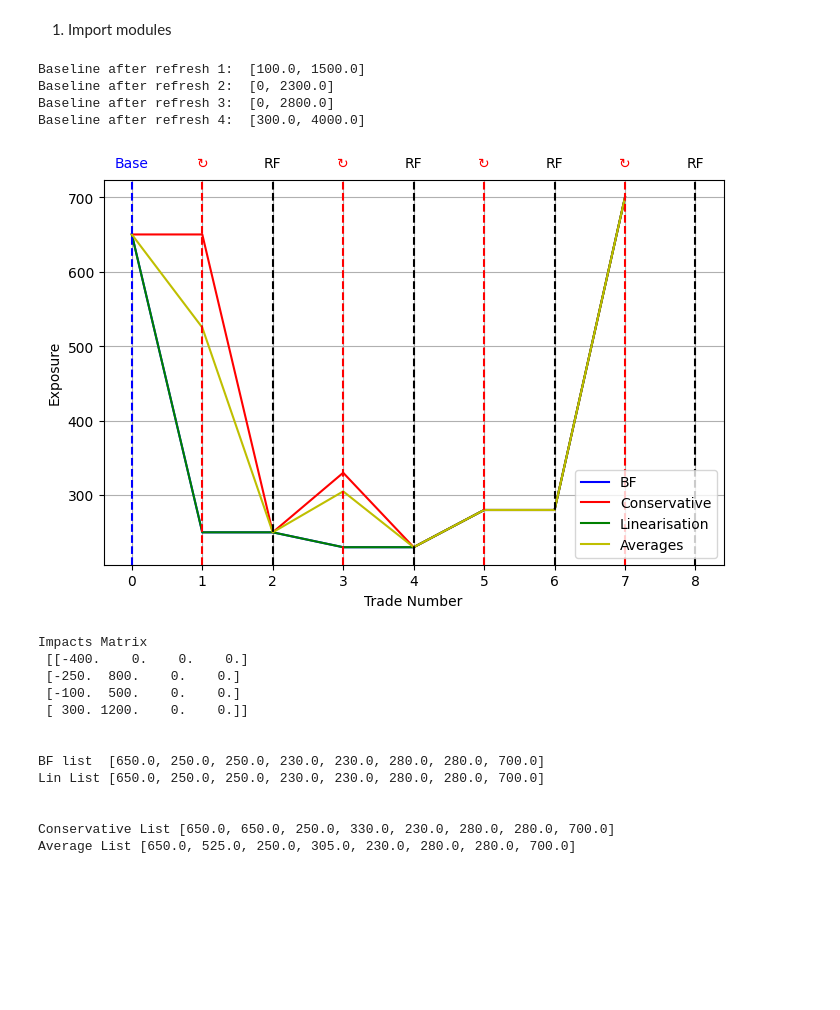
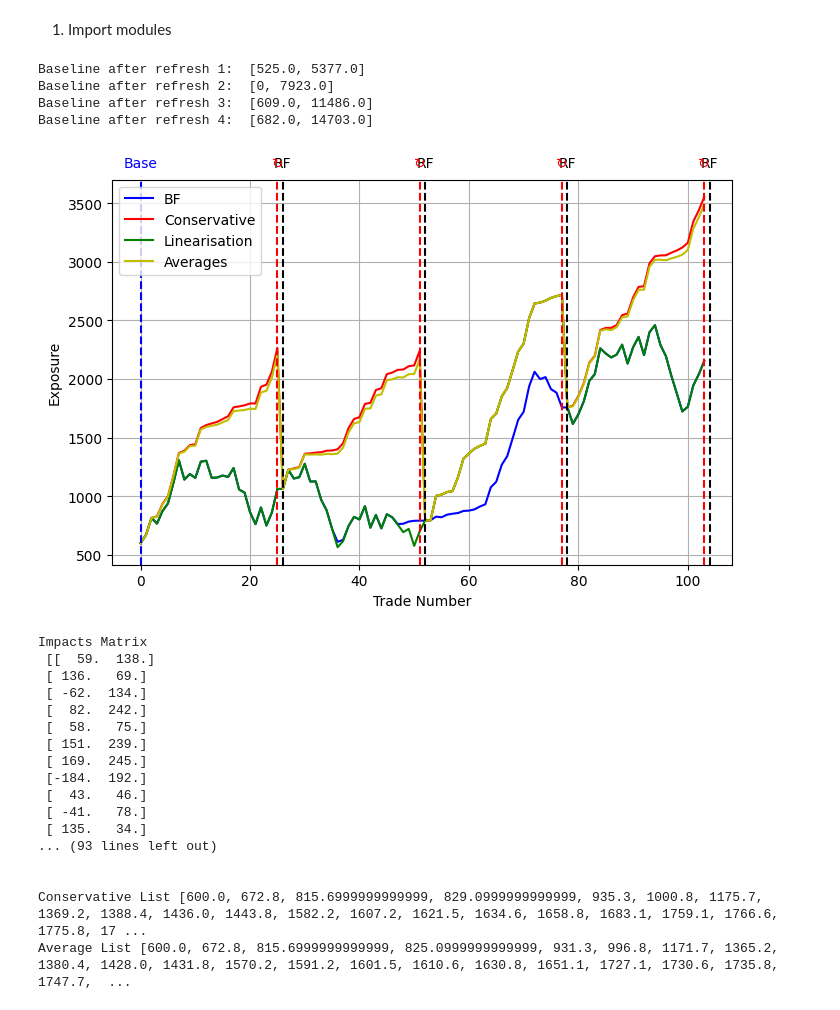
Before and after one commit to misty576/Git-Repository, a Jupyter notebook: BaselineRefreshOfficialCode.ipynb, the cells around one changed output. Cells and saved outputs as stored; diff of their text form; code cells hidden in the pictures; blank space fills up the shorter version.

```diff
--- a/BaselineRefreshOfficialCode.ipynb
+++ b/BaselineRefreshOfficialCode.ipynb
@@ -132,7 +132,7 @@ def update_position_impacts(n):
     global position_impacts_state
     if position_impacts_state["n"] != n:
         position_impacts_state["n"] = n
-        position_impacts_state["data"] = get_position_impacts_test(n)
+        position_impacts_state["data"] = get_position_impacts(n)
 
 
 def get_position_impacts_test(n=4):
@@ -250,7 +250,7 @@ def exposure_simulation(n,m, addOn):
 #         addOn = widgets.FloatSlider(min=0,max=1,step=0.01,value=0.50,description="AddOnFactor"),
 #         )
 
-exposure_simulation(4,1,0.1)
+exposure_simulation(100,25,0.1)
 
 # There are two special cases where the Linear approach goes below the Brute Force approach.
 
@@ -259,48 +259,52 @@ exposure_simulation(4,1,0.1)
 # what happens is it will not grow as fast as the brute force does, and so brute force will go above.
 
 # When the current position is close to zero and an incoming contract causes the new position to be negatvie. The brute force method will go to zero
 # however the linear method will end up going further below and become negative.
 
 # To get around these two problems, we have two implement two things in the code.
 
 # 1 .The first (and easy) workaround is to stop the refresh from setting a negative baseline. One easy solution is to just set the new MTM to 0 (chat to Rory about this)
 
 
 # 2 .The second workaround is to stop the linear graph from going below when the exposure is close to zero. How can one do this?
 
 # Let's say we are calculating the linear exposure: p = 1 , x1 = x2 = -1
 # we get for BF : rho( p + x1 + x2 ) = 0
 
 # but for Linear: rho(p) + ( rho(p+x1) - rho(p) ) + ( rho(p+x2) - rho(p) ) = -1 .
 
 # What we can do here is keep a tally of the total exposure of the linear approach. So if the next difference delta_i is going
 # to cause the sum to go to below zero, then we can just make the linear exposure return max(0, total_sum). This should counteract the error in question.
 
 # INTERESTING SITUATION
 # Now let the notional be arbitrarily large and the mtm to be sort of close to zero. If we have an addon factor that is quite large (say 0.5) what happens is the Linearisation
 # approach will sink to zero (due to the way in which it is defined), and brute force will stay positive since the Notional* AddOnFactor always adds on each time (though it should sink to zero)
 # Note that on the graph if we sink this down to zero, the BF and Linear will merge!
 
 # SOLUTION: The simple resolution is avoidance: don't run a simulation where there is a high possibility the exposure will tend to zero at some point (set high MTM's with lower notionals).
 # Or, if there is a piece of code that does a dynamic refresh when the exposure is closing in on zero (and the next impact would ultimately
 # send the exposure to a negative number), or make the graphs behave differently until it finally moves away from that point
 # SOLUTION: Another solution would be more frequent refreshes. Therefore, if there is a risk of the linear going under, the baseline refreshes so it doesn't happen for too long.
 # %% [output]
-Baseline after refresh 1:  [100.0, 1500.0]
-Baseline after refresh 2:  [0, 2300.0]
-Baseline after refresh 3:  [0, 2800.0]
-Baseline after refresh 4:  [300.0, 4000.0]
+Baseline after refresh 1:  [525.0, 5377.0]
+Baseline after refresh 2:  [0, 7923.0]
+Baseline after refresh 3:  [609.0, 11486.0]
+Baseline after refresh 4:  [682.0, 14703.0]
-[figure, old version]
+[figure, new version]
 Impacts Matrix
- [[-400.    0.    0.    0.]
- [-250.  800.    0.    0.]
- [-100.  500.    0.    0.]
- [ 300. 1200.    0.    0.]]
+ [[  59.  138.]
+ [ 136.   69.]
+ [ -62.  134.]
+ [  82.  242.]
+ [  58.   75.]
+ [ 151.  239.]
+ [ 169.  245.]
+ [-184.  192.]
+ [  43.   46.]
+ [ -41.   78.]
+ [ 135.   34.]
+... (93 lines left out)
 
 
-BF list  [650.0, 250.0, 250.0, 230.0, 230.0, 280.0, 280.0, 700.0]
-Lin List [650.0, 250.0, 250.0, 230.0, 230.0, 280.0, 280.0, 700.0]
-
-
-Conservative List [650.0, 650.0, 250.0, 330.0, 230.0, 280.0, 280.0, 700.0]
-Average List [650.0, 525.0, 250.0, 305.0, 230.0, 280.0, 280.0, 700.0]
+Conservative List [600.0, 672.8, 815.6999999999999, 829.0999999999999, 935.3, 1000.8, 1175.7, 1369.2, 1388.4, 1436.0, 1443.8, 1582.2, 1607.2, 1621.5, 1634.6, 1658.8, 1683.1, 1759.1, 1766.6, 1775.8, 17 ...
+Average List [600.0, 672.8, 815.6999999999999, 825.0999999999999, 931.3, 996.8, 1171.7, 1365.2, 1380.4, 1428.0, 1431.8, 1570.2, 1591.2, 1601.5, 1610.6, 1630.8, 1651.1, 1727.1, 1730.6, 1735.8, 1747.7,  ...
```
Also changed, not shown: 4 other files.
